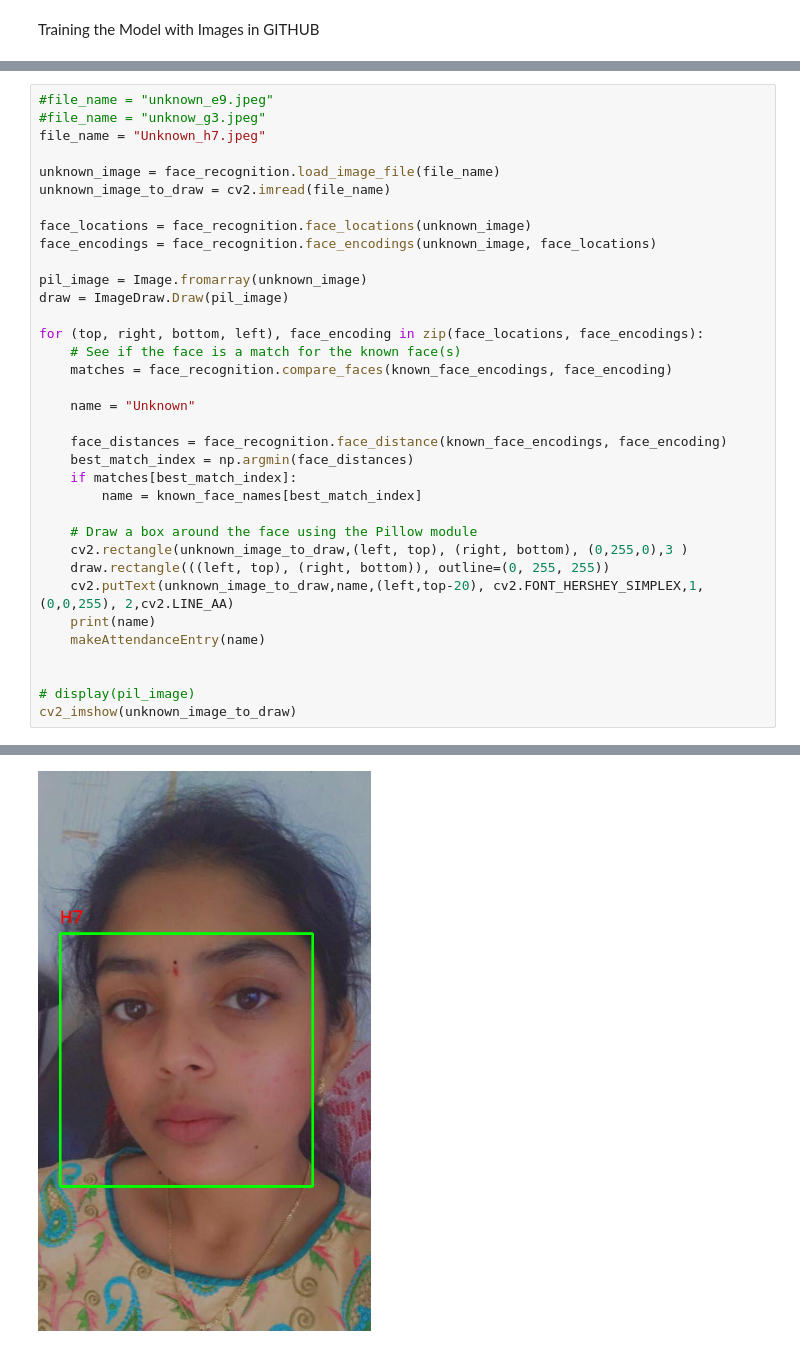
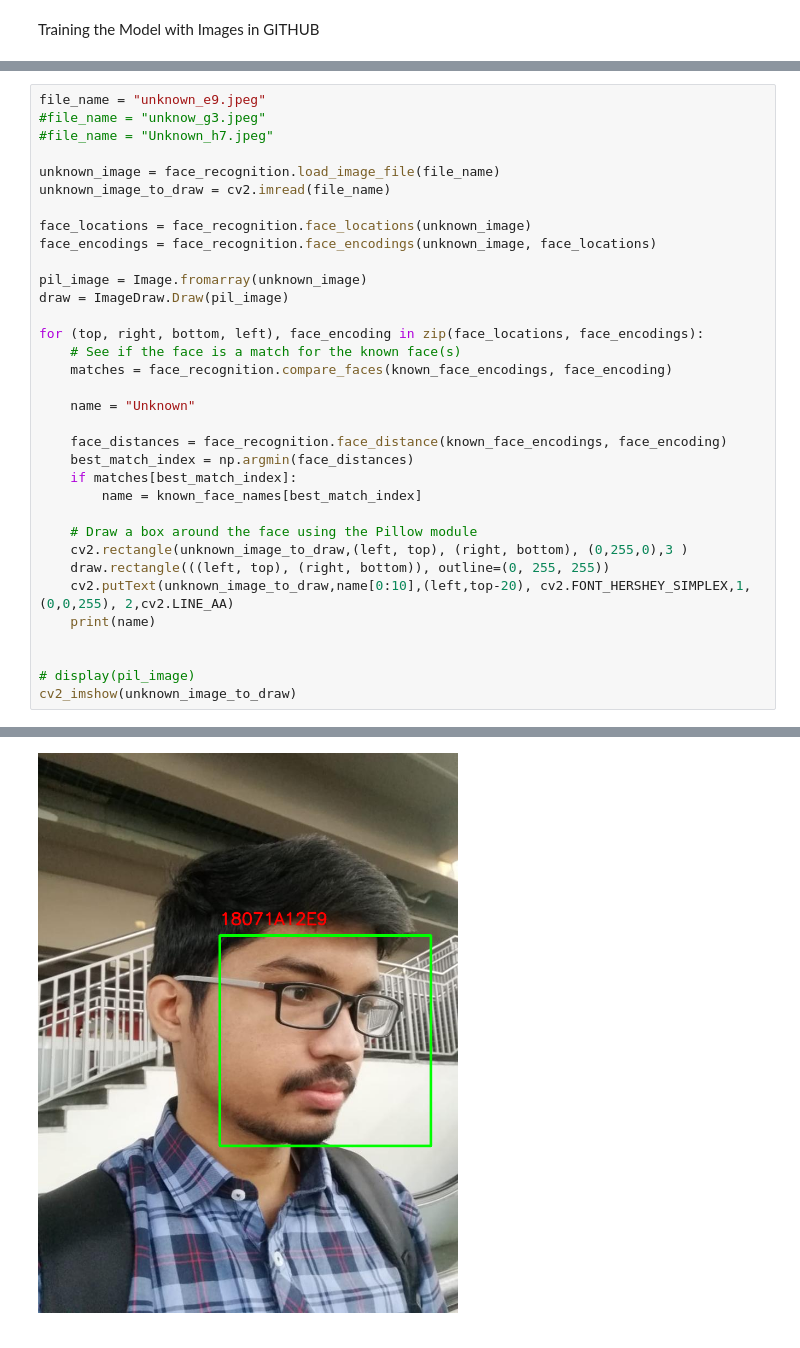
Before and after one commit to N2000-hack/Face_Detection, a Jupyter notebook: Face_Recognition_Mini_Project.ipynb, the cells around one changed output, grey strips where cells are left out. Saved outputs shown, nothing was run; the diff lists cells and outputs as text.

```diff
--- a/Face_Recognition_Mini_Project.ipynb
+++ b/Face_Recognition_Mini_Project.ipynb
@@ -270,7 +208,7 @@ Recognizing the Live Captured Image
 # %%
-#file_name = "unknown_e9.jpeg"
+file_name = "unknown_e9.jpeg"
 #file_name = "unknow_g3.jpeg"
-file_name = "Unknown_h7.jpeg"
+#file_name = "Unknown_h7.jpeg"
 
 unknown_image = face_recognition.load_image_file(file_name)
 unknown_image_to_draw = cv2.imread(file_name)
@@ -295,9 +233,8 @@ for (top, right, bottom, left), face_encoding in zip(face_locations, face_encodi
     # Draw a box around the face using the Pillow module
     cv2.rectangle(unknown_image_to_draw,(left, top), (right, bottom), (0,255,0),3 )
     draw.rectangle(((left, top), (right, bottom)), outline=(0, 255, 255))
-    cv2.putText(unknown_image_to_draw,name,(left,top-20), cv2.FONT_HERSHEY_SIMPLEX,1, (0,0,255), 2,cv2.LINE_AA)
+    cv2.putText(unknown_image_to_draw,name[0:10],(left,top-20), cv2.FONT_HERSHEY_SIMPLEX,1, (0,0,255), 2,cv2.LINE_AA)
     print(name)
-    makeAttendanceEntry(name)
 
 
 # display(pil_image)
@@ -307 +244 @@ H7
-[figure, old version]
+[figure, new version]
```
Also changed, not shown: parts of 12 cells of this notebook.
